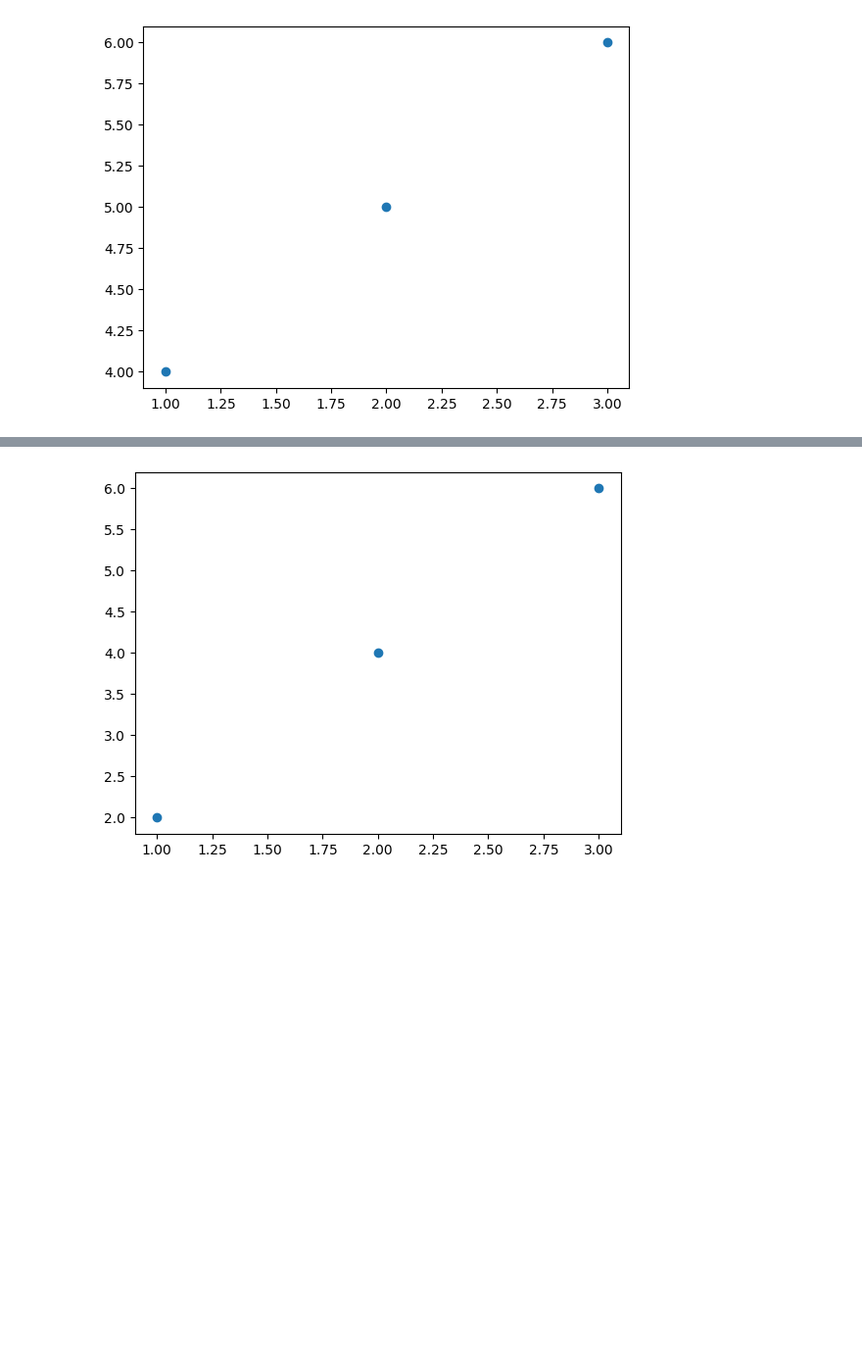
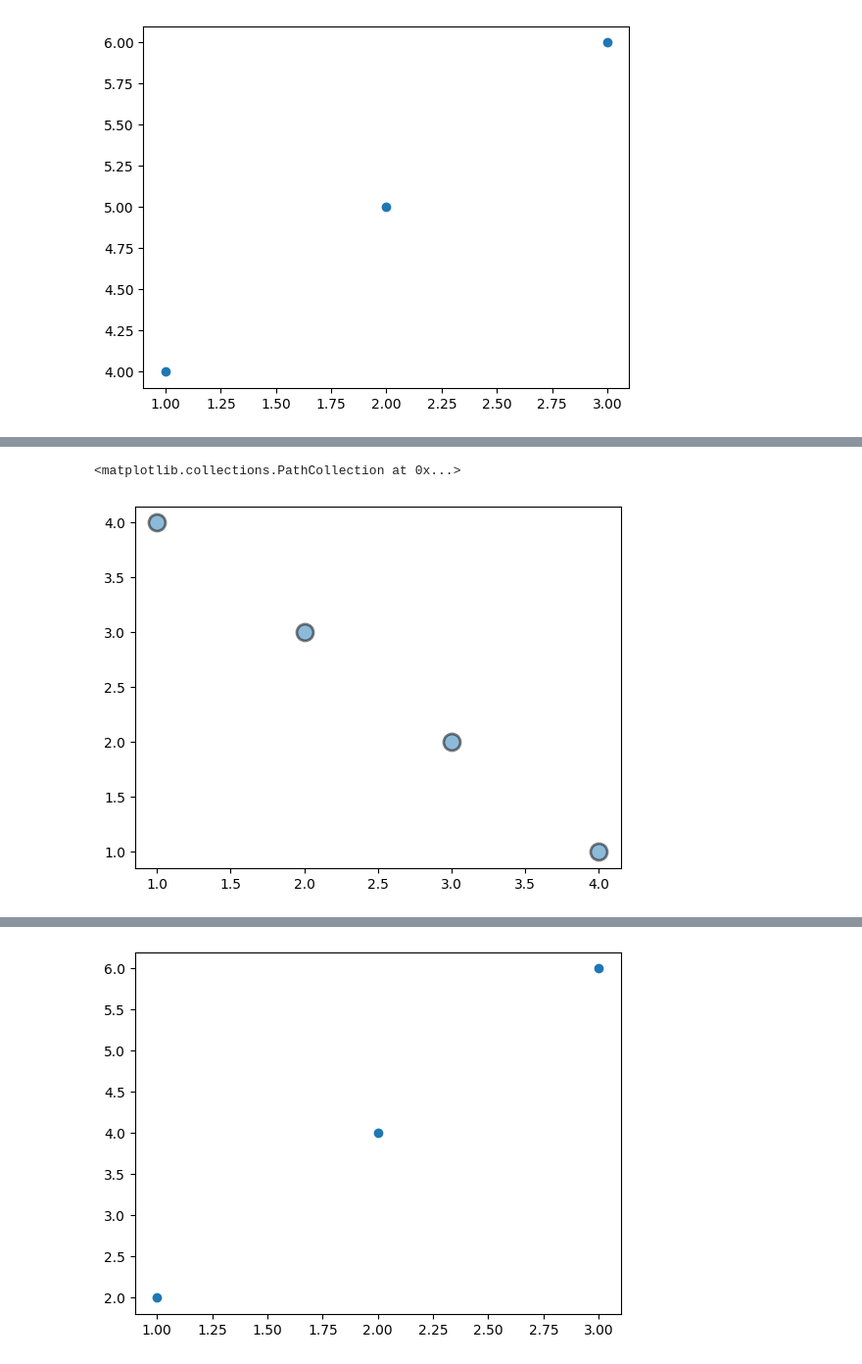
Before and after one commit to Svastikkka/Data-Science-Machine-Learning, a Jupyter notebook: Lecture 13 - Plotting Grpahs/Notes.ipynb, the cells around one changed output, grey strips where cells are left out. Shown at 98% size. Cells and saved outputs as stored; diff of their text form; code cells hidden in the pictures; blank space fills up the shorter version.

```diff
--- a/Lecture 13 - Plotting Grpahs/Notes.ipynb
+++ b/Lecture 13 - Plotting Grpahs/Notes.ipynb
@@ -250,0 +269,7 @@ plt.scatter([1, 2, 3], [4, 5, 6])
+# %%
+# Edge Colors and Transparency
+import matplotlib.pyplot as plt
+plt.scatter([1,2,3,4],[4,3,2,1], s=150, edgecolors='black', linewidths=2, alpha=0.5)
+# %% [output]
+<matplotlib.collections.PathCollection at 0x...>
+[figure, added]
```
Also changed, not shown: parts of 12 cells of this notebook, 1 other file.
